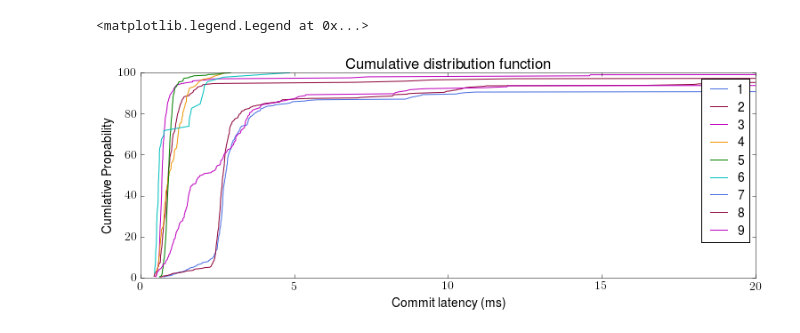
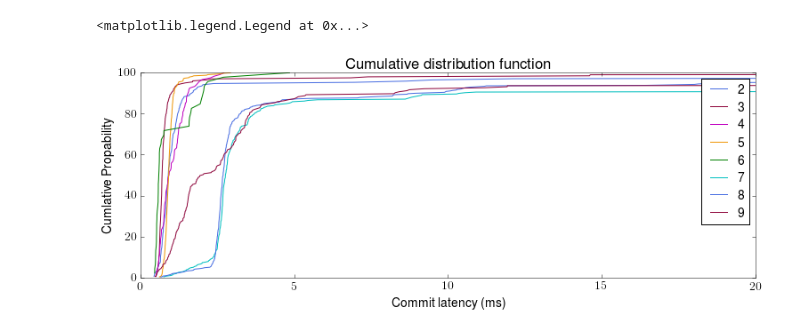
Before and after one commit to heidihoward/ios, a Jupyter notebook: scripts/graph_plotting.ipynb, the cells around one changed output. Saved outputs shown, nothing was run; the diff lists cells and outputs as text; code cells hidden in the pictures.

```diff
--- a/scripts/graph_plotting.ipynb
+++ b/scripts/graph_plotting.ipynb
@@ -22,9 +22,10 @@ def fig_to_file(fig, filename, ext):
 # %%
 import csv
 
-clients = {1,2,3,4,5,6,7,8,9}
+# TODO: re-add 1 client
+clients = {2,3,4,5,6,7,8,9}
 latency = {}
-cdf_y = {}
+
 
 for c in clients:
     latency[c]=[]
@@ -32,9 +33,3 @@ for c in clients:
         with open('results/3s'+str(c)+'c/latency_'+str(client)+'.csv', newline='') as csvfile:
             for row in csv.reader(csvfile):
                 latency[c].append(int(row[2])/1000000)
-    latency[c].sort()
-
-    cdf_y[c]=[]
-    size=len(latency[c])
-    for y in range (1,size+1):
-        cdf_y[c].append(y*100.0/size)
@@ -41,20 +63,33 @@ for c in clients:
 # %%
 # plot simple CFD
+
+latency_sorted = {}
+cdf_y = {}
+
+for c in clients:
+    latency_sorted[c] = latency[c]
+    latency_sorted[c].sort()
+    cdf_y[c]=[]
+    size=len(latency_sorted[c])
+    for y in range (1,size+1):
+        cdf_y[c].append(y*100.0/size)
+
+
 fig = plt.figure(figsize=[12,4])
 axes = fig.add_axes([0.1, 0.1, 0.8, 0.8])
 
 axes.set_xlabel('Commit latency (ms)')
 axes.set_ylabel('Cumlative Propability')
 axes.set_title('Cumulative distribution function')
 
 axes.set_xlim([0,20])
 axes.set_ylim([0,100])
 
 
 for c in clients:
-    axes.plot(latency[c], cdf_y[c])
+    axes.plot(latency_sorted[c], cdf_y[c])
 
 axes.legend(clients,loc=1,frameon=True)
 # %% [output]
 <matplotlib.legend.Legend at 0x...>
-[figure, old version]
+[figure, new version]
```
Also changed, not shown: parts of 5 cells of this notebook.
